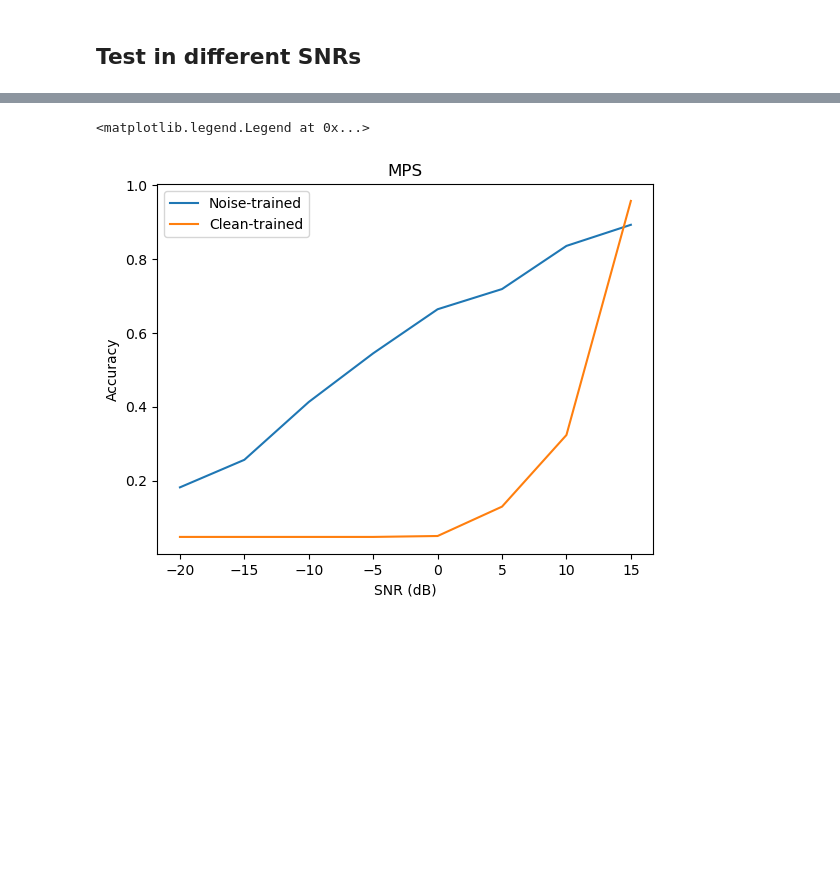
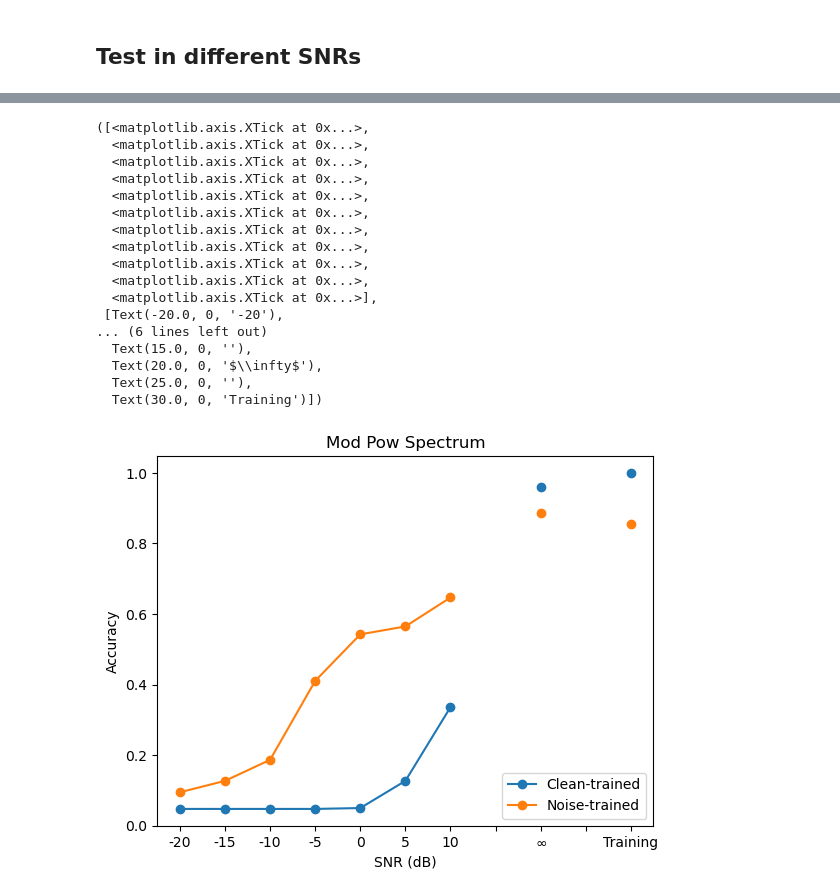
Before and after one commit to sbp894/MLmodels_CVox, a Jupyter notebook: Code/run_dsMPS_CNN.ipynb, the cells around one changed output, grey strips where cells are left out. Drawn from its saved outputs; the diff is of its cells as text; code cells hidden in the pictures; blank space fills up the shorter version.

```diff
--- a/Code/run_dsMPS_CNN.ipynb
+++ b/Code/run_dsMPS_CNN.ipynb
@@ -77,7 +103,7 @@ CNNmodel_noisy.summary()
 
 train_dataset = tf.data.Dataset.from_tensor_slices((X_train, y_train)).batch(32)
 test_dataset = tf.data.Dataset.from_tensor_slices((X_test, y_test)).batch(32)
-history_noisy = CNNmodel_noisy.fit(train_dataset, epochs=100, validation_data=test_dataset)
+history_noisy = CNNmodel_noisy.fit(train_dataset, epochs=50, validation_data=test_dataset)
 # %% [output]
 Model: "sequential"
 _________________________________________________________________
@@ -112,7 +138,7 @@ CNNmodel_clean = tf.keras.Sequential([
     ## Dense layer with 1 unit for output & 'sigmoid' activation
 
     # YOUR CODE STARTS HERE
-    tf.keras.layers.ZeroPadding2D(padding=3,input_shape=(80,69,1)),
+    tf.keras.layers.ZeroPadding2D(padding=374),
     tf.keras.layers.Conv2D(filters=16, kernel_size=(5,5),padding='same', strides=(1,1)),
     tf.keras.layers.BatchNormalization(axis=-1),
     tf.keras.layers.ReLU(),
@@ -127,7 +153,7 @@ CNNmodel_clean.summary()
 
 train_dataset = tf.data.Dataset.from_tensor_slices((X_train_clean, y_train_clean)).batch(32)
 test_dataset = tf.data.Dataset.from_tensor_slices((X_test, y_test)).batch(32)
-history_clean = CNNmodel_clean.fit(train_dataset, epochs=100, validation_data=test_dataset)
+history_clean = CNNmodel_clean.fit(train_dataset, epochs=50, validation_data=test_dataset)
 # %% [output]
 Model: "sequential_1"
 _________________________________________________________________
@@ -177,8 +216,8 @@ Training accuracy=0.9940850277264325
 all_snrs= np.arange(-20.0, 11, 5)
 all_snrs= np.append(all_snrs, np.inf)
 
-accuracy_vs_snr_noisy = np.zeros((all_snrs.shape))
-accuracy_vs_snr_clean = np.zeros((all_snrs.shape))
+test_accuracy_noisyCNN = np.zeros((all_snrs.shape))
+test_accuracy_cleanCNN = np.zeros((all_snrs.shape))
 
 for snr_value,iter in zip(all_snrs,range(all_snrs.shape[0])):
     if np.isinf(snr_value):
@@ -189,23 +228,29 @@ for snr_value,iter in zip(all_snrs,range(all_snrs.shape[0])):
 
     test_dataset = h5py.File(out_dsMPS_data_test_file, "r")
     print(test_dataset)
-    X_test = np.array(test_dataset["data_dsMPS_x"][:]) # your train set features
-    y_test = np.ravel(np.array(test_dataset["data_label_y"][:])) # your train set labels
-    y_test_pred_NN_noisy = np.argmax(CNNmodel_noisy.predict(X_test), axis=1)
-    y_test_pred_NN_clean = np.argmax(CNNmodel_clean.predict(X_test), axis=1)
+    X_test_snr = np.array(test_dataset["data_dsMPS_x"][:]) # your train set features
+    y_test_snr = np.ravel(np.array(test_dataset["data_label_y"][:])) # your train set labels
+    y_test_pred_NN_noisy = np.argmax(CNNmodel_noisy.predict(rs_minmax_txf(X_test_snr,minmax_scaler)), axis=1)
+    y_test_pred_NN_clean = np.argmax(CNNmodel_clean.predict(rs_minmax_txf(X_test_snr,minmax_scaler)), axis=1)
 
-    accuracy_vs_snr_noisy[iter] = np.sum(y_test==y_test_pred_NN_noisy)/len(y_test)
-    accuracy_vs_snr_clean[iter] = np.sum(y_test==y_test_pred_NN_clean)/len(y_test)
-    print(f"Testing accuracy={accuracy_vs_snr_noisy[iter]}\n")
+    test_accuracy_noisyCNN[iter] = np.sum(y_test_snr==y_test_pred_NN_noisy)/len(y_test_snr)
+    test_accuracy_cleanCNN[iter] = np.sum(y_test_snr==y_test_pred_NN_clean)/len(y_test_snr)
+    print(f"Testing accuracy={test_accuracy_noisyCNN[iter]}\n")
 
 plot_snr= copy.deepcopy(all_snrs)
-plot_snr[np.isinf(plot_snr)] = 15
-plt.plot(plot_snr, accuracy_vs_snr_noisy, label="Noise-trained")
-plt.plot(plot_snr, accuracy_vs_snr_clean, label="Clean-trained")
+plot_snr[np.isinf(plot_snr)] = 20
+plot_snr = np.append(plot_snr[:-1], [15, plot_snr[-1], 25, 30])
+plot_snr_label = [str(item.astype('int')) for item in plot_snr[:-4]] + [''] + ['$\infty$'] + [''] + ['Training']
+plt_accuracy_clean = np.append(test_accuracy_cleanCNN[:-1], [np.nan, test_accuracy_cleanCNN[-1], np.nan, train_accuracy_cleanCNN])
+plt_accuracy_noisy = np.append(test_accuracy_noisyCNN[:-1], [np.nan, test_accuracy_noisyCNN[-1], np.nan, train_accuracy_noisyCNN])
+
+plt.plot(plot_snr, plt_accuracy_clean, 'o-', label="Clean-trained")
+plt.plot(plot_snr, plt_accuracy_noisy, 'o-', label="Noise-trained")
 plt.xlabel("SNR (dB)")
 plt.ylabel("Accuracy")
-plt.title("MPS")
-plt.legend()
+plt.title("Mod Pow Spectrum")
+plt.legend(loc='lower right')
+plt.xticks(ticks=plot_snr, labels=plot_snr_label)
 # %% [output]
 ../Datasets/mps_gp_sgram/PyData/dsMPS_data_test_snr-20.h5
 <HDF5 file "dsMPS_data_test_snr-20.h5" (mode r)>
@@ -227,3 +272,19 @@ Testing accuracy=0.8930348258706468
-<matplotlib.legend.Legend at 0x...>
+([<matplotlib.axis.XTick at 0x...>,
+  <matplotlib.axis.XTick at 0x...>,
+  <matplotlib.axis.XTick at 0x...>,
+  <matplotlib.axis.XTick at 0x...>,
+  <matplotlib.axis.XTick at 0x...>,
+  <matplotlib.axis.XTick at 0x...>,
+  <matplotlib.axis.XTick at 0x...>,
+  <matplotlib.axis.XTick at 0x...>,
+  <matplotlib.axis.XTick at 0x...>,
+  <matplotlib.axis.XTick at 0x...>,
+  <matplotlib.axis.XTick at 0x...>],
+ [Text(-20.0, 0, '-20'),
+... (6 lines left out)
+  Text(15.0, 0, ''),
+  Text(20.0, 0, '$\\infty$'),
+  Text(25.0, 0, ''),
+  Text(30.0, 0, 'Training')])
-[figure, old version]
+[figure, new version]
 # %%
```
Also changed, not shown: parts of 9 cells of this notebook.
